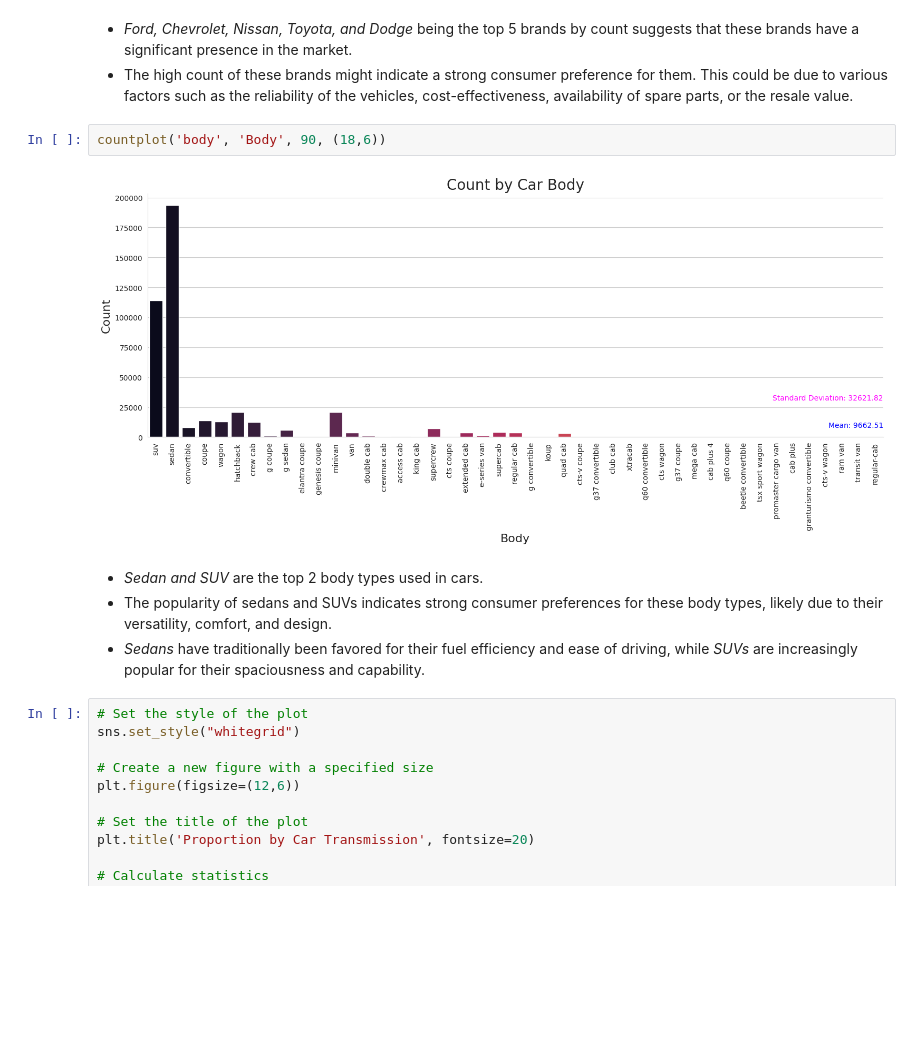
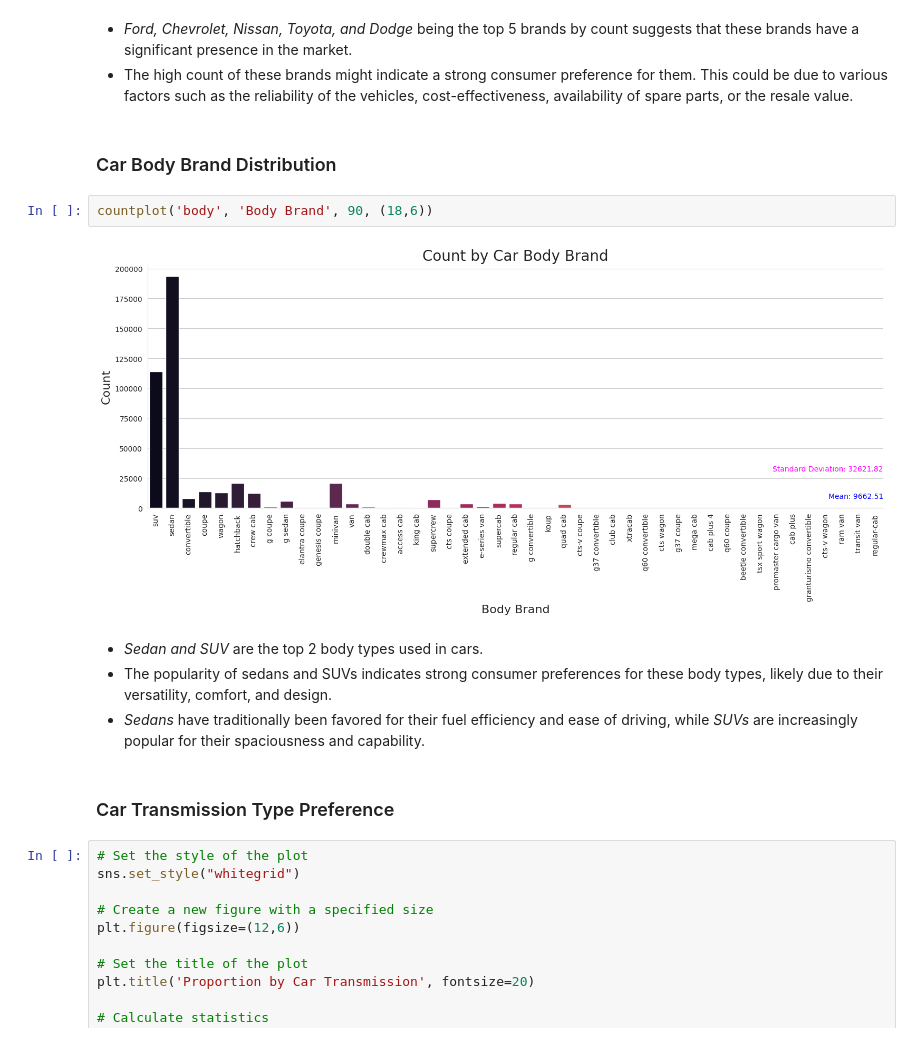
Before and after one commit to totargaming/VehicleSalesReport, a Jupyter notebook: vehicle-sales-eda.ipynb, the cells around one changed output. Drawn from its saved outputs; the diff is of its cells as text; blank space fills up the shorter version.

```diff
--- a/vehicle-sales-eda.ipynb
+++ b/vehicle-sales-eda.ipynb
@@ -343,14 +345,18 @@ countplot('make', 'Brands', 90)
 # %% [markdown]
 * *Ford, Chevrolet, Nissan, Toyota, and Dodge* being the top 5 brands by count suggests that these brands have a significant presence in the market.
 * The high count of these brands might indicate a strong consumer preference for them. This could be due to various factors such as the reliability of the vehicles, cost-effectiveness, availability of spare parts, or the resale value.
+# %% [markdown]
+### Car Body Brand Distribution
 # %%
-countplot('body', 'Body', 90, (18,6))
+countplot('body', 'Body Brand', 90, (18,6))
 # %% [output]
-[figure, old version]
+[figure, new version]
 # %% [markdown]
 * *Sedan and SUV* are the top 2 body types used in cars.
 * The popularity of sedans and SUVs indicates strong consumer preferences for these body types, likely due to their versatility, comfort, and design.
 * *Sedans* have traditionally been favored for their fuel efficiency and ease of driving, while *SUVs* are increasingly popular for their spaciousness and capability.
+# %% [markdown]
+### Car Transmission Type Preference
 # %%
 # Set the style of the plot
 sns.set_style("whitegrid")
```
Also changed, not shown: parts of 21 cells of this notebook.
